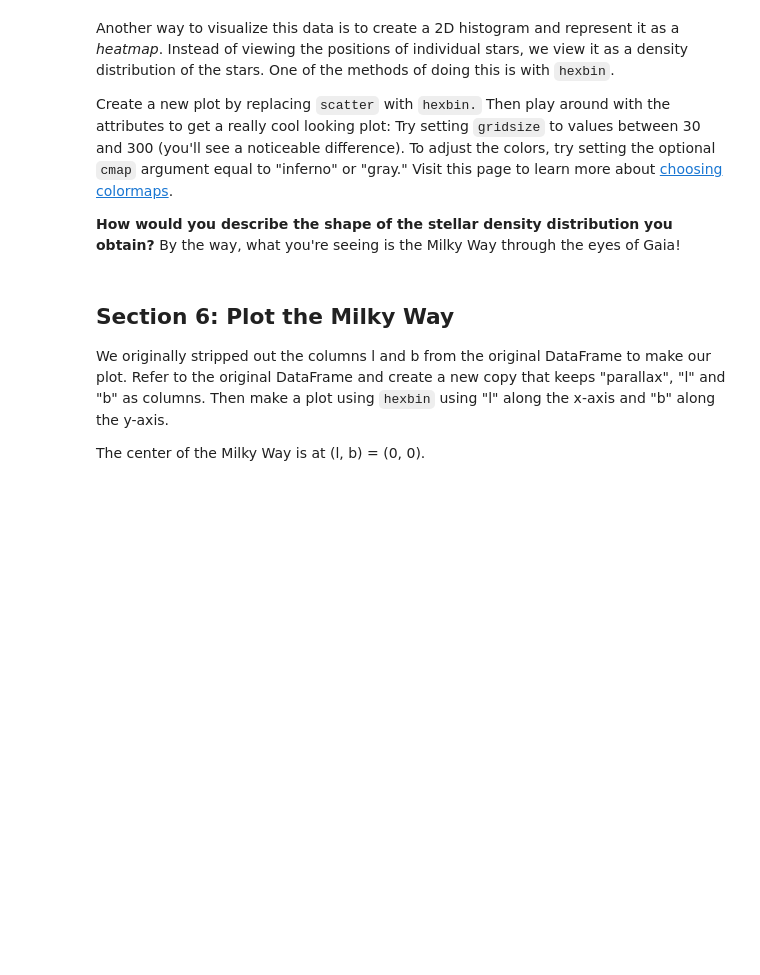
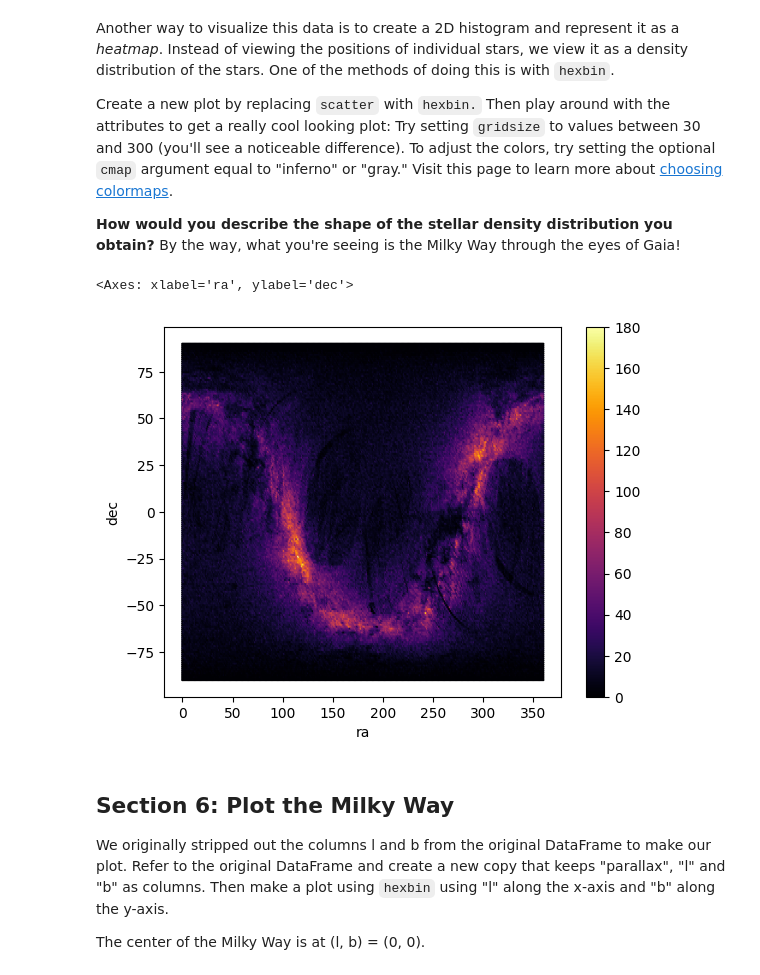
Before and after one commit to CIERA-Northwestern/REACHpy, a Jupyter notebook: Module_3/Challenge_1_Gaia_with_Pandas.ipynb, the cells around one changed output. Saved outputs shown, nothing was run; the diff lists cells and outputs as text; code cells hidden in the pictures; blank space fills up the shorter version.

```diff
--- a/Module_3/Challenge_1_Gaia_with_Pandas.ipynb
+++ b/Module_3/Challenge_1_Gaia_with_Pandas.ipynb
@@ -123,6 +213,11 @@ Visit this page to learn more about [choosing colormaps](https://matplotlib.org/
 
 **How would you describe the shape of the stellar density distribution you obtain?**
 By the way, what you're seeing is the Milky Way through the eyes of Gaia!
+# %%
+non_neg_parallax_df.plot.hexbin('ra', 'dec', gridsize=300, cmap='inferno')
+# %% [output]
+<Axes: xlabel='ra', ylabel='dec'>
+[figure, added]
 # %% [markdown]
 ## Section 6: Plot the Milky Way
 We originally stripped out the columns l and b from the original DataFrame to make our plot.
```
Also changed, not shown: parts of 17 cells of this notebook, 1 other file.
